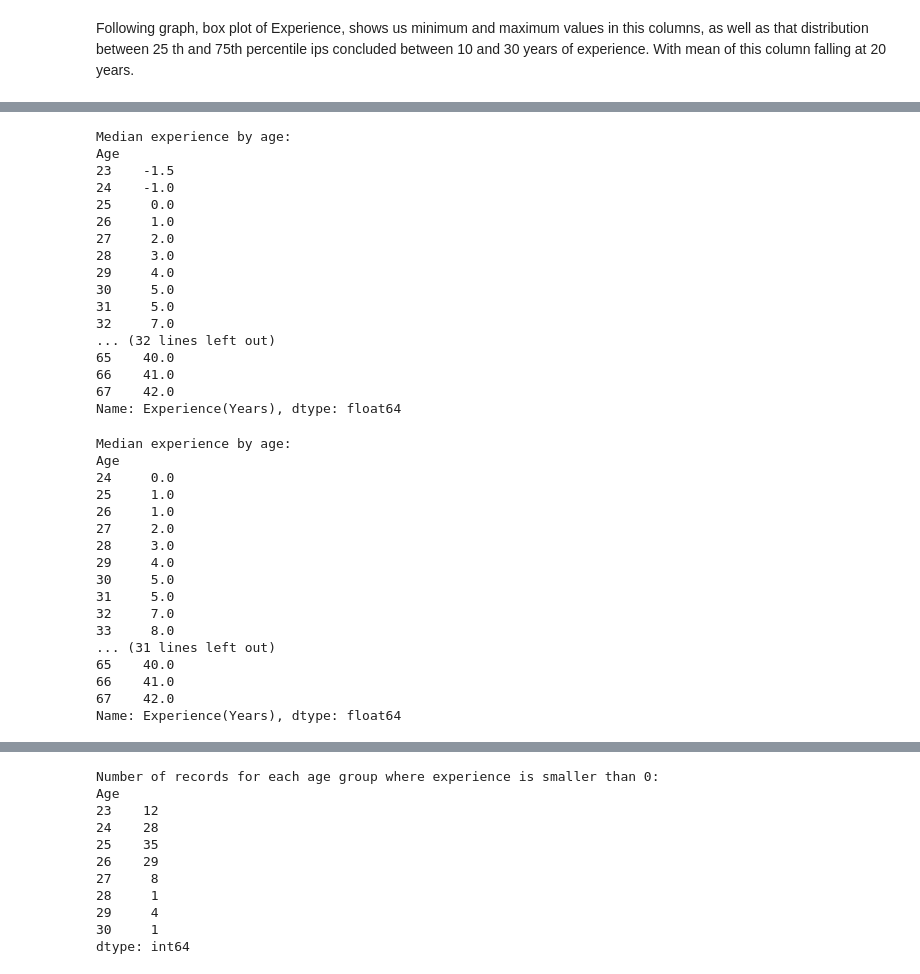
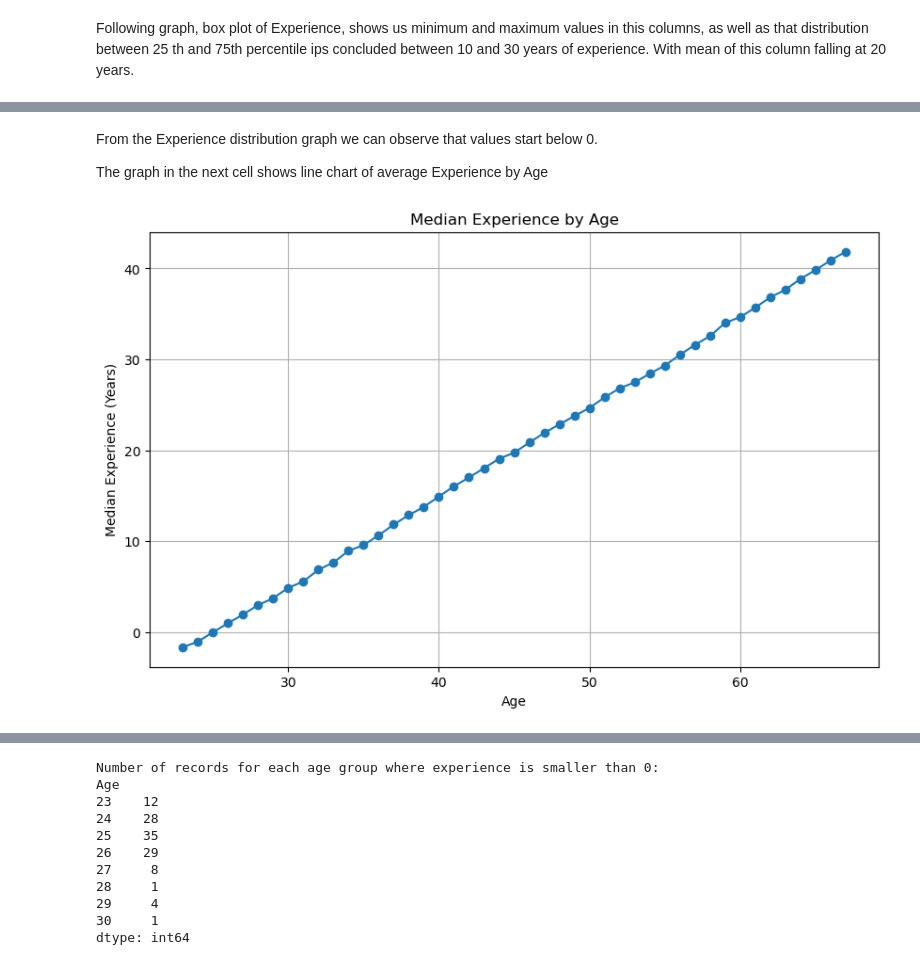
Before and after one commit to 2020358/ml_ca2, a Jupyter notebook: Robert_Szlufik_ML_CA2.ipynb, the cells around one changed output, grey strips where cells are left out. Cells and saved outputs as stored; diff of their text form; code cells hidden in the pictures.

```diff
--- a/Robert_Szlufik_ML_CA2.ipynb
+++ b/Robert_Szlufik_ML_CA2.ipynb
@@ -177,50 +149,15 @@ plt.show()
-# %%
-# Calculate median experience for individuals with ages 23 to 29
-median_exp_by_age = df.groupby("Age")["Experience(Years)"].median()
-
-# Display median experience for each age group
-print("Median experience by age:")
-print(median_exp_by_age)
-# %% [output]
-Median experience by age:
-Age
-23    -1.5
-24    -1.0
-25     0.0
-26     1.0
-27     2.0
-28     3.0
-29     4.0
-30     5.0
-31     5.0
-32     7.0
-... (32 lines left out)
-65    40.0
-66    41.0
-67    42.0
-Name: Experience(Years), dtype: float64
-# %%
-# Calculate median experience for individuals with ages 23 to 29
-median_exp_by_age = df[df["Experience(Years)"] >= 0].groupby("Age")["Experience(Years)"].median()
-
-# Display median experience for each age group
-print("Median experience by age:")
-print(median_exp_by_age)
-# %% [output]
-Median experience by age:
-Age
-24     0.0
-25     1.0
-26     1.0
-27     2.0
-28     3.0
-29     4.0
-30     5.0
-31     5.0
-32     7.0
-33     8.0
-... (31 lines left out)
-65    40.0
-66    41.0
-67    42.0
-Name: Experience(Years), dtype: float64
+# %% [markdown]
+From the Experience distribution graph we can observe that values start below 0.
+
+The graph in the next cell shows line chart of average Experience by Age
+# %%
+mean_exp_by_age = df.groupby("Age")["Experience(Years)"].mean()
+plt.figure(figsize=(10, 6))
+plt.plot(mean_exp_by_age.index, mean_exp_by_age.values, marker='o', linestyle='-')
+plt.title('Median Experience by Age')
+plt.xlabel('Age')
+plt.ylabel('Median Experience (Years)')
+plt.grid(True)
+plt.show()
+# %% [output]
+[figure, added]
```
Also changed, not shown: parts of 55 cells of this notebook.
